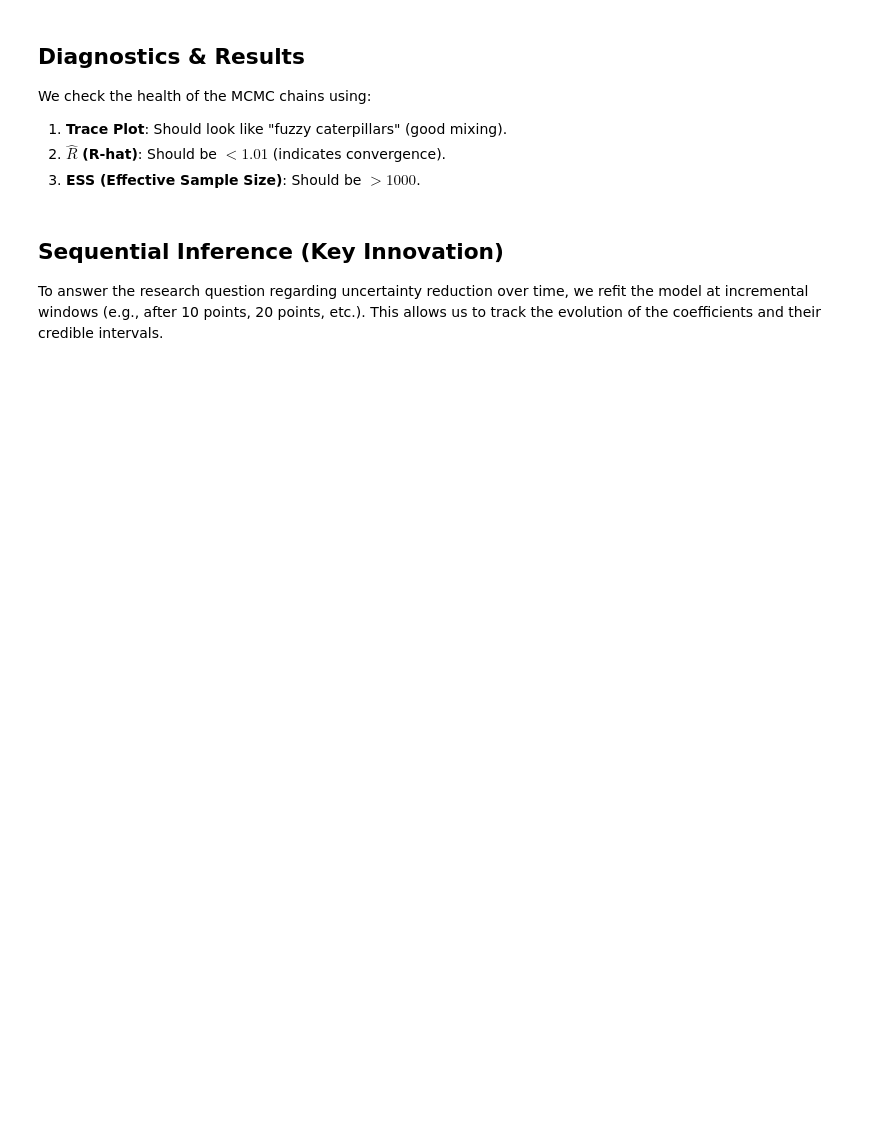
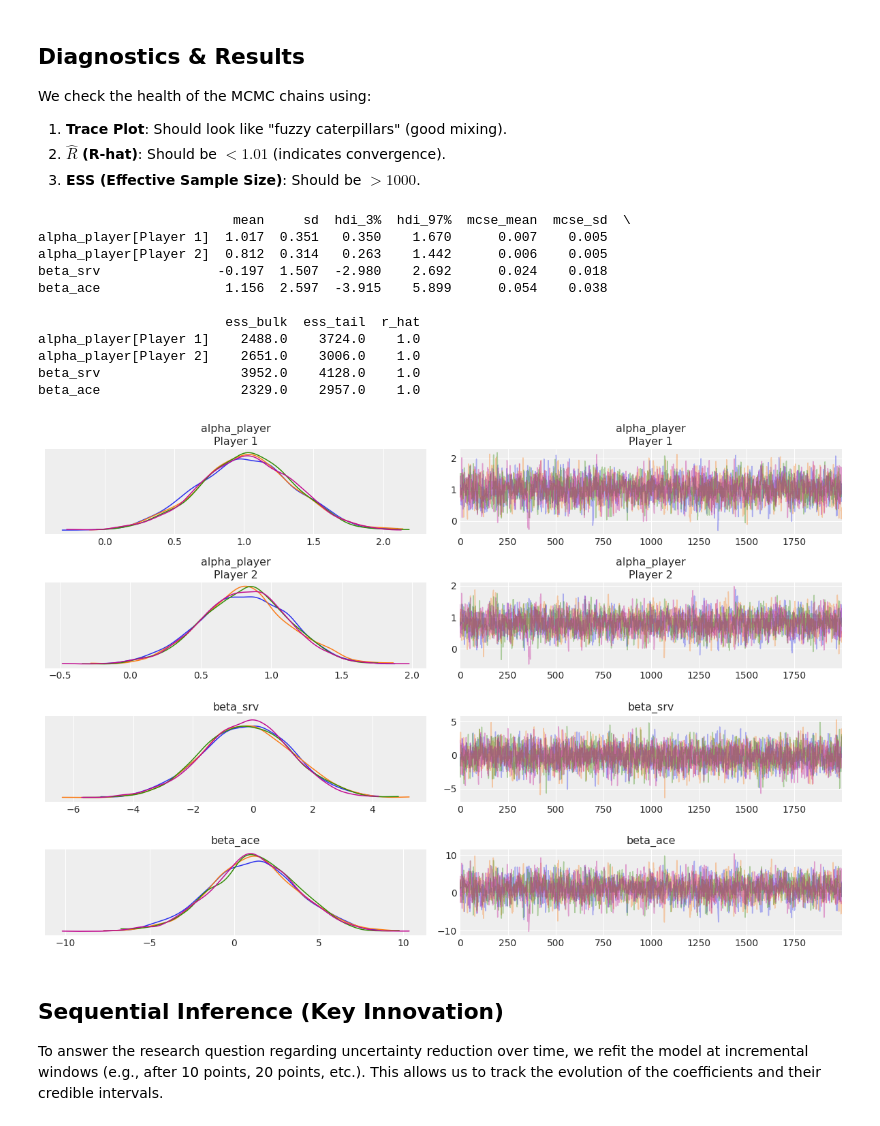
Before and after one commit to taniiiabeliaeva/tennis_prob, a Jupyter notebook: notebooks_src/03_bayesian_inference.ipynb, the cells around one changed output. Cells and saved outputs as stored; diff of their text form; code cells hidden in the pictures; blank space fills up the shorter version.

```diff
--- a/notebooks_src/03_bayesian_inference.ipynb
+++ b/notebooks_src/03_bayesian_inference.ipynb
@@ -122,20 +124,26 @@ We check the health of the MCMC chains using:
 3.  **ESS (Effective Sample Size)**: Should be $> 1000$.
 # %%
 # 1. Summary Statistics
-summary = az.summary(trace, var_names=["alpha", "beta_srv", "beta_ace"])
+summary = az.summary(trace, var_names=["alpha_player", "beta_srv", "beta_ace"])
 print(summary)
 
-# 2. Trace Plot
-az.plot_trace(trace, var_names=["alpha", "beta_srv", "beta_ace"], compact=False)
-plt.savefig(PLOTS_DIR / '03_trace_plot.png')
+# 2. Trace Plot (Visual Convergence Check)
+az.plot_trace(trace, var_names=["alpha_player", "beta_srv", "beta_ace"], compact=False)
+plt.tight_layout()
 plt.show()
-
-# 3. Posterior Densities (Forest Plot)
-# Visualizes the 94% HDI (Highest Density Interval)
-az.plot_forest(trace, var_names=["alpha", "beta_srv", "beta_ace"], combined=True, hdi_prob=0.94)
-plt.title("Posterior Distributions: Parameter Estimates")
-plt.savefig(PLOTS_DIR / '03_posterior_forest.png')
-plt.show()
+# %% [output]
+                         mean     sd  hdi_3%  hdi_97%  mcse_mean  mcse_sd  \
+alpha_player[Player 1]  1.017  0.351   0.350    1.670      0.007    0.005
+alpha_player[Player 2]  0.812  0.314   0.263    1.442      0.006    0.005
+beta_srv               -0.197  1.507  -2.980    2.692      0.024    0.018
+beta_ace                1.156  2.597  -3.915    5.899      0.054    0.038
+
+                        ess_bulk  ess_tail  r_hat
+alpha_player[Player 1]    2488.0    3724.0    1.0
+alpha_player[Player 2]    2651.0    3006.0    1.0
+beta_srv                  3952.0    4128.0    1.0
+beta_ace                  2329.0    2957.0    1.0
+[figure, added]
 # %% [markdown]
 ## Sequential Inference (Key Innovation)
 To answer the research question regarding uncertainty reduction over time, we refit the model at incremental windows (e.g., after 10 points, 20 points, etc.). This allows us to track the evolution of the coefficients and their credible intervals.
```
Also changed, not shown: parts of 3 cells of this notebook, 2 other files.
